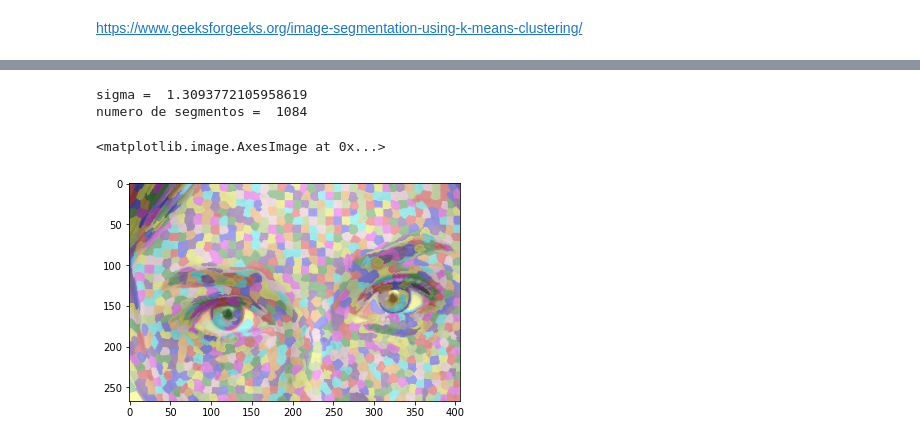
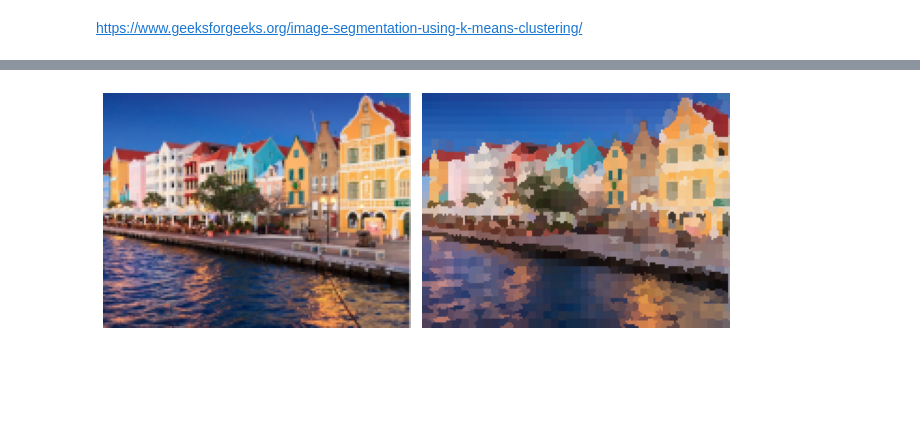
Before and after one commit to DaveAlsina/5toSemestre, a Jupyter notebook: vision_pc/proyectos/proyecto3/Cut-it_v3.ipynb, the cells around one changed output, grey strips where cells are left out. Drawn from its saved outputs; the diff is of its cells as text; code cells hidden in the pictures; blank space fills up the shorter version.

```diff
--- a/vision_pc/proyectos/proyecto3/Cut-it_v3.ipynb
+++ b/vision_pc/proyectos/proyecto3/Cut-it_v3.ipynb
@@ -70,24 +68,3 @@ from tqdm import tqdm
 num_cores = multiprocessing.cpu_count() - 1
 # %% [markdown]
 https://www.geeksforgeeks.org/image-segmentation-using-k-means-clustering/
-# %%
-#img = cv2.imread('casitas.jpeg')
-img = cv2.imread('eye.jpg')
-
-img = cv2.cvtColor(img, cv2.COLOR_BGR2RGB)
-
-#porcentaje de escalamiento para la dimension
-scale_percent = 60
-
-#ancho y alto escalados
-width = int(img.shape[1] * scale_percent / 100)
-height = int(img.shape[0] * scale_percent / 100)
-
-resized = cv2.resize(img, (width, height), interpolation = cv2.INTER_AREA)
-# %%
-# quitamos algunas componentes de ruido con un filtro de media
-# y tamaño de kernel 3x3
-img = cv2.medianBlur(resized, 3).astype('uint8')
-
-print(img.shape)
-plt.imshow(img);
@@ -97,28 +70,0 @@ plt.imshow(img);
-# %%
-percentaje = 0.01
-
-sigma  = np.var(img[:,:,0].flatten())/3
-sigma += np.var(img[:,:,1].flatten())/3
-sigma += np.var(img[:,:,2].flatten())/3
-
-
-
-nSegments = int( (img.shape[0] * img.shape[1])*(percentaje) )
-labels = slic(img,
-              n_segments = nSegments,
-              sigma = sigma/1000,
-              compactness = 5,
-              enforce_connectivity = True,
-              start_label  = 1)
-
-print("sigma = ", sigma/1000)
-print("numero de segmentos = ", nSegments)
-print()
-
-out1 = color.label2rgb(labels, img, kind='overlay', bg_label=0)
-plt.imshow(out1)
-# %% [output]
-sigma =  1.3093772105958619
-numero de segmentos =  1084
-<matplotlib.image.AxesImage at 0x...>
-[figure, removed]
@@ -125 +109,27 @@ numero de segmentos =  1084
+# %%
+img = cv2.imread('casitas.jpeg')
+#img = cv2.imread('eye.jpg')
+#img = cv2.imread('perrito.jpg')
+img = cv2.cvtColor(img, cv2.COLOR_RGB2BGR)
+
+img, superpix_im = preprocess_im(original_im = img,
+                                 scale_percent = 30.0,
+                                 kernel_size = 3,
+                                 proportion_of_superpix = 0.05)
+# %%
+%matplotlib inline
+fig, ax = plt.subplots(nrows=1,
+                       ncols=2,
+                       sharex=True, sharey=True,
+                       figsize=(9, 6))
+
+ax[0].imshow(img)
+ax[1].imshow(superpix_im)
+
+for a in ax:
+    a.axis('off')
+
+plt.tight_layout()
+# %% [output]
+[figure, added]
 # %%
```
Also changed, not shown: parts of 23 cells of this notebook, 1 other file.
